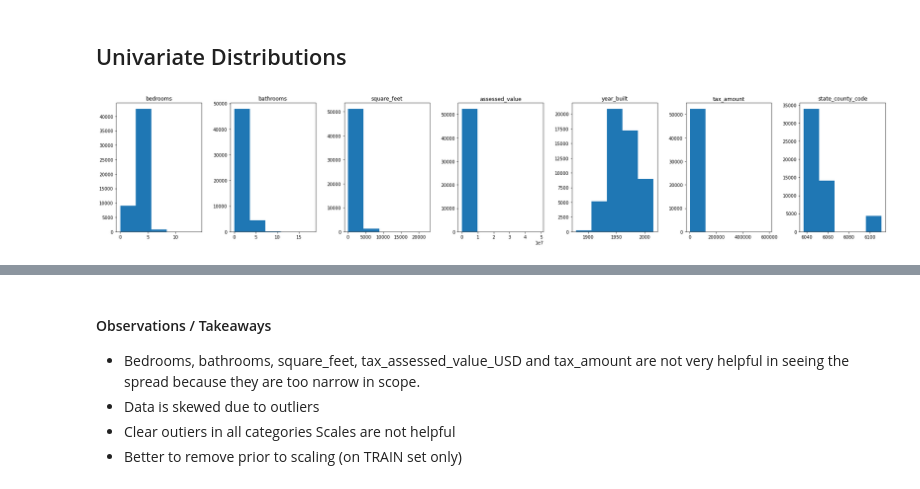
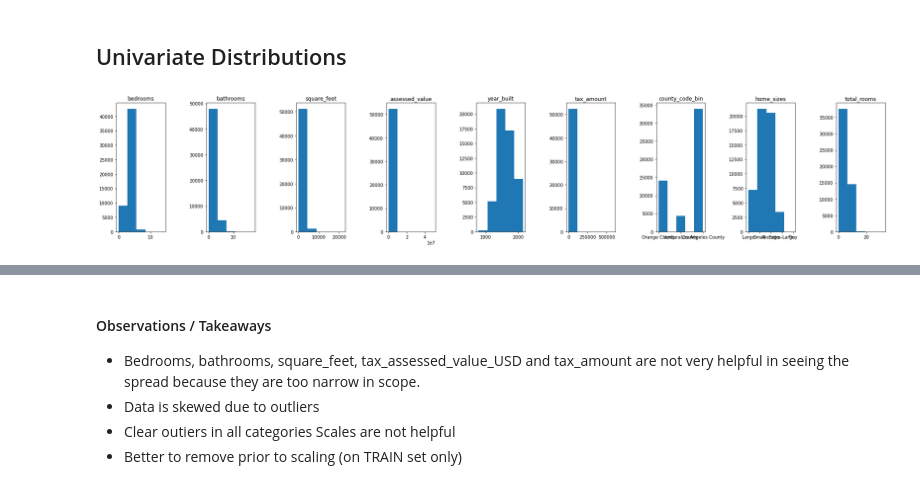
Before and after one commit to rachelrobbinsmayhill/regression-project, a Jupyter notebook: workbook_acquire_prepare.ipynb, the cells around one changed output, grey strips where cells are left out. Saved outputs shown, nothing was run; the diff lists cells and outputs as text; code cells hidden in the pictures.

```diff
--- a/workbook_acquire_prepare.ipynb
+++ b/workbook_acquire_prepare.ipynb
@@ -111,0 +142,6 @@ df.describe().T
+# %%
+# Make categorical column for location based upon the name of the county that belongs to the cooresponding state_county_code (fips code)
+df['county_code_bin'] = pd.cut(df.state_county_code, bins=[0, 6037.0, 6059.0, 6111.0],
+                             labels = ['Los Angeles County', 'Orange County',
+                             'Ventura County'])
+df.head()
@@ -111,0 +155,5 @@ df.describe().T
+# %%
+df['home_sizes'] = pd.cut(df.square_feet, bins=[0, 400, 1500, 2500, 3500, 25000],
+                             labels = ['Tiny', 'Small',
+                             'Medium', 'Large', 'Extra-Large'])
+df.head()
@@ -111,0 +167,3 @@ df.describe().T
+# %%
+df['total_rooms'] = df['bedrooms'] + df['bathrooms']
+df.head()
@@ -115,36 +180,36 @@ df.describe().T
 ## Univariate Distributions
 # %%
 # list of numeric columns
-cols = [col for col in df.columns if col not in ['fed_code']]
+cols = [col for col in df.columns if col not in ['state_county_code']]
 
 # figsize width to height
 plt.figure(figsize=(25, 5))
 
 # loop to iterate over columns
 for i, col in enumerate(cols):
 
         # i starts at 0 but plot numbers should start at 1
         plot_number = i + 1
 
         # create subplot
         plt.subplot(1, len(cols), plot_number)
 
         # create title with the column name
         plt.title(col)
 
         # display a histogram for each of the columns
         df[col].hist(bins=5)
 
         # Hide gridlines.
         plt.grid(False)
 
         # turn off scientific notation
-        plt.ticklabel_format(useOffset=False)
+        #plt.ticklabel_format(useOffset=False)
 
 plt.tight_layout()
 plt.show()
 # %% [output]
-[figure, old version]
+[figure, new version]
 # %%
 # Visualize Boxplot/Skew
 
```
Also changed, not shown: parts of 88 cells of this notebook.
